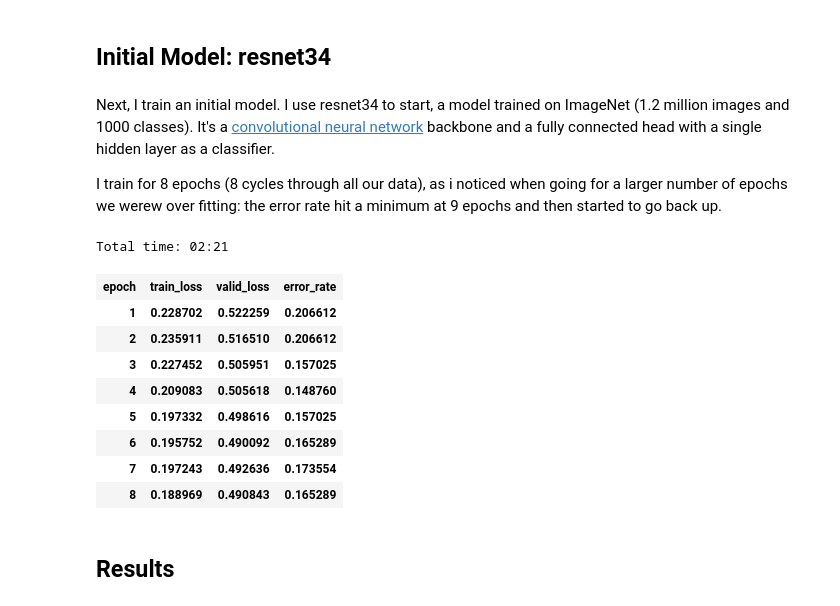
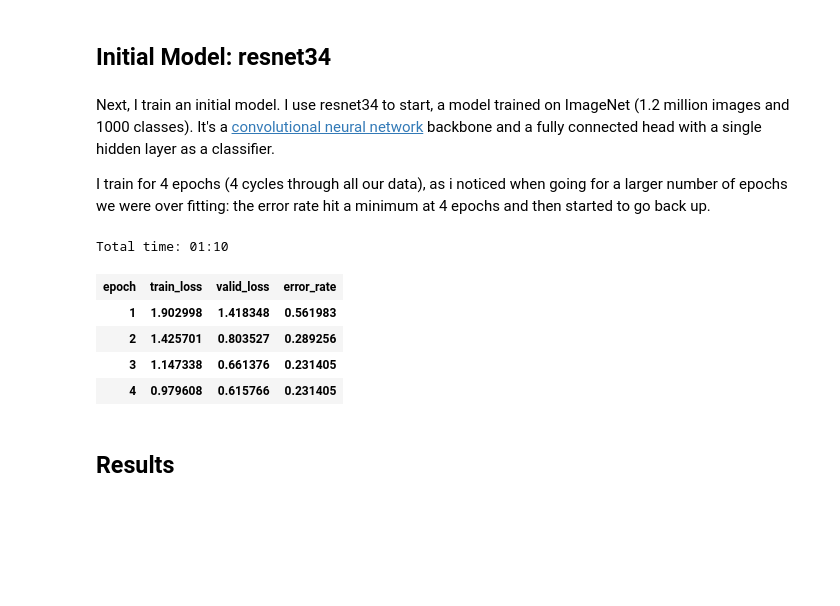
Before and after one commit to sarahgc93/fast-ai, a Jupyter notebook: star-trek-classifier/star_trek_species_classifier.ipynb, the cells around one changed output. Drawn from its saved outputs; the diff is of its cells as text; code cells hidden in the pictures; blank space fills up the shorter version.

```diff
--- a/star-trek-classifier/star_trek_species_classifier.ipynb
+++ b/star-trek-classifier/star_trek_species_classifier.ipynb
@@ -223,22 +224,18 @@ print(data.classes)
 # %% [markdown]
 Next, I train an initial model. I use resnet34 to start, a model trained on ImageNet (1.2 million images and 1000 classes). It's a [convolutional neural network](http://cs231n.github.io/convolutional-networks/) backbone and a fully connected head with a single hidden layer as a classifier.
 
-I train for 8 epochs (8 cycles through all our data), as i noticed when going for a larger number of epochs we werew over fitting: the error rate hit a minimum at 9 epochs and then started to go back up.
+I train for 4 epochs (4 cycles through all our data), as i noticed when going for a larger number of epochs we were over fitting: the error rate hit a minimum at 4 epochs and then started to go back up.
 # %%
 learn = create_cnn(data, models.resnet34, metrics=error_rate)
 # %%
-learn.fit_one_cycle(8)
+learn.fit_one_cycle(4)
 # %% [output]
-Total time: 02:21
+Total time: 01:10
 | epoch | train_loss | valid_loss | error_rate |
-| 1 | 0.228702 | 0.522259 | 0.206612 |
-| 2 | 0.235911 | 0.516510 | 0.206612 |
-| 3 | 0.227452 | 0.505951 | 0.157025 |
-| 4 | 0.209083 | 0.505618 | 0.148760 |
-| 5 | 0.197332 | 0.498616 | 0.157025 |
-| 6 | 0.195752 | 0.490092 | 0.165289 |
-| 7 | 0.197243 | 0.492636 | 0.173554 |
-| 8 | 0.188969 | 0.490843 | 0.165289 |
+| 1 | 1.902998 | 1.418348 | 0.561983 |
+| 2 | 1.425701 | 0.803527 | 0.289256 |
+| 3 | 1.147338 | 0.661376 | 0.231405 |
+| 4 | 0.979608 | 0.615766 | 0.231405 |
 # %%
 learn.save('stage-1')
 # %% [markdown]
```
Also changed, not shown: parts of 27 cells of this notebook.
